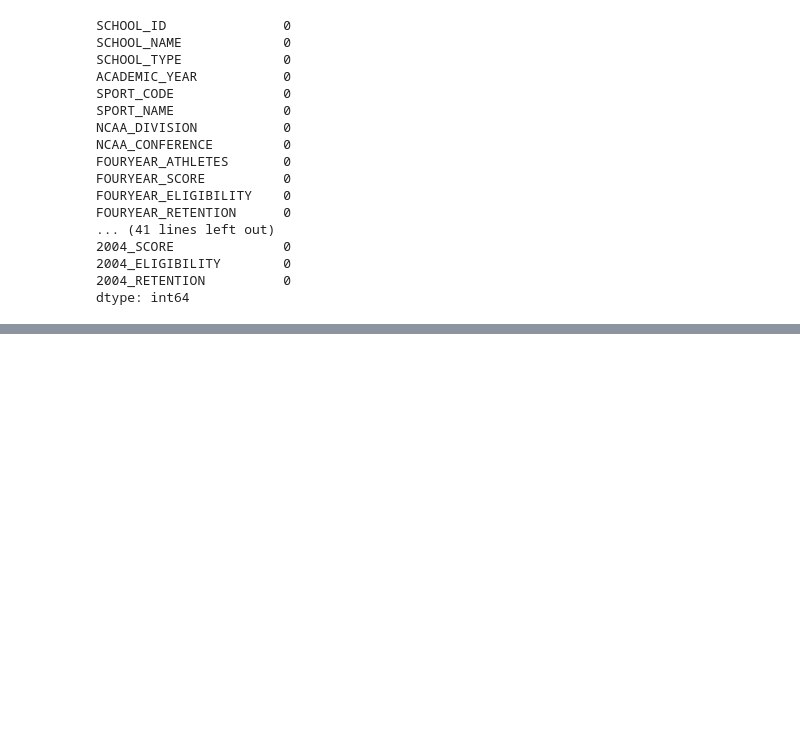
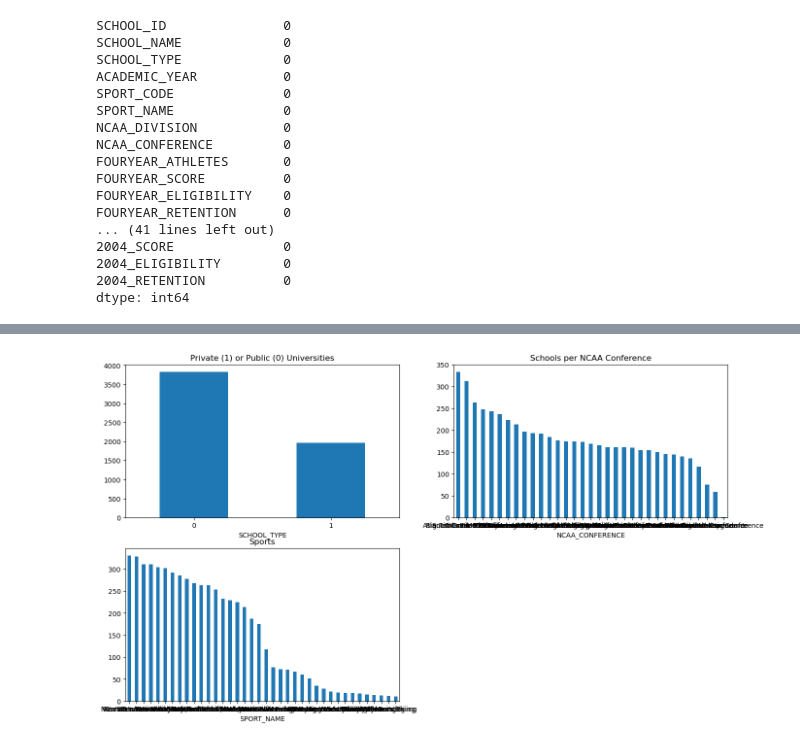
Before and after one commit to msmixj/Data-Analytics-Capstone, a Jupyter notebook: Untitled.ipynb, the cells around one changed output, grey strips where cells are left out. Saved outputs shown, nothing was run; the diff lists cells and outputs as text; code cells hidden in the pictures; blank space fills up the shorter version.

```diff
--- a/Untitled.ipynb
+++ b/Untitled.ipynb
@@ -104,0 +162,22 @@ dtype: int64
+# %%
+plt.subplot(221)
+
+data['SCHOOL_TYPE'].value_counts().plot(kind='bar', title='Private (1) or Public (0) Universities', figsize=(16,9))
+
+plt.xticks(rotation=0)
+
+plt.subplot(222)
+
+data['NCAA_CONFERENCE'].value_counts().plot(kind='bar', title='Schools per NCAA Conference')
+
+plt.xticks(rotation=0)
+
+plt.subplot(223)
+
+data['SPORT_NAME'].value_counts().plot(kind='bar', title='Sports')
+
+plt.xticks(rotation=0)
+
+plt.show()
+# %% [output]
+[figure, added]
```
Also changed, not shown: parts of 9 cells of this notebook, 2 other files.
